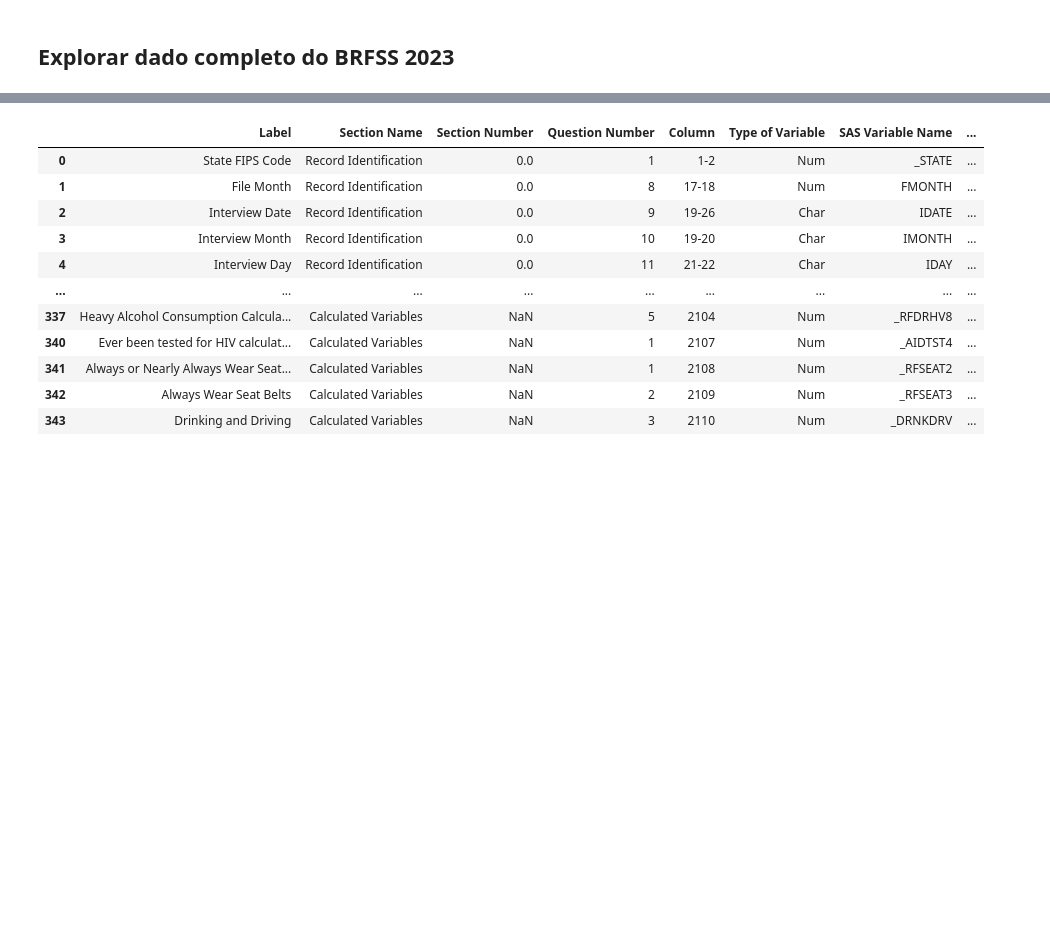
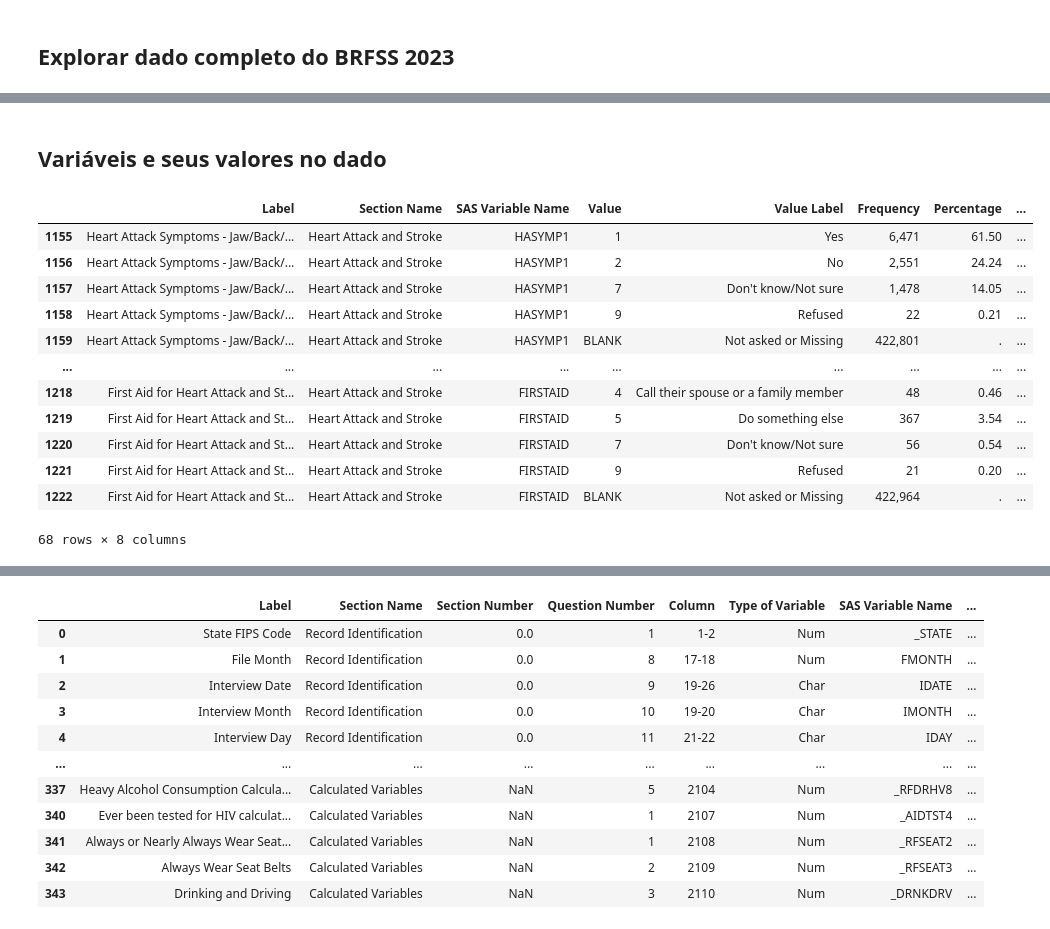
Before and after one commit to EdCarlos-dev/riskPredictionDeseases, a Jupyter notebook: dev/notebooks/dataTreatment_400_k_samples.ipynb, the cells around one changed output, grey strips where cells are left out. Cells and saved outputs as stored; diff of their text form; code cells hidden in the pictures; blank space fills up the shorter version.

```diff
--- a/dev/notebooks/dataTreatment_400_k_samples.ipynb
+++ b/dev/notebooks/dataTreatment_400_k_samples.ipynb
@@ -790,0 +887,23 @@ df_vars_2023_filtered_interest_vars
+# %% [markdown]
+## Variáveis e seus valores no dado
+# %%
+# trazer as variáveis e os tipos de dados da secction 'Heart Attack and Stroke' do codebook - dado expandido do codebook
+df_jsov_vars_expanded = pd.read_csv(f"{notebook_dir_project_predict}data{os.sep}intermediate{os.sep}2023{os.sep}brfss_2023_variaveis_expandidas.csv")
+
+df_jsov_vars_expanded_sub = df_jsov_vars_expanded[df_jsov_vars_expanded['Section Name'].isin(section_names_interest_list)]
+df_jsov_vars_expanded_sub = df_jsov_vars_expanded_sub[['Label', 'Section Name', 'SAS Variable Name', 'Value', 'Value Label', 'Frequency', 'Percentage', 'Weighted Percentage']]
+df_jsov_vars_expanded_sub
+# %% [output]
+|  | Label | Section Name | SAS Variable Name | Value | Value Label | Frequency | Percentage | ... |
+| 1155 | Heart Attack Symptoms - Jaw/Back/... | Heart Attack and Stroke | HASYMP1 | 1 | Yes | 6,471 | 61.50 | ... |
+| 1156 | Heart Attack Symptoms - Jaw/Back/... | Heart Attack and Stroke | HASYMP1 | 2 | No | 2,551 | 24.24 | ... |
+| 1157 | Heart Attack Symptoms - Jaw/Back/... | Heart Attack and Stroke | HASYMP1 | 7 | Don't know/Not sure | 1,478 | 14.05 | ... |
+| 1158 | Heart Attack Symptoms - Jaw/Back/... | Heart Attack and Stroke | HASYMP1 | 9 | Refused | 22 | 0.21 | ... |
+| 1159 | Heart Attack Symptoms - Jaw/Back/... | Heart Attack and Stroke | HASYMP1 | BLANK | Not asked or Missing | 422,801 | . | ... |
+| ... | ... | ... | ... | ... | ... | ... | ... | ... |
+| 1218 | First Aid for Heart Attack and St... | Heart Attack and Stroke | FIRSTAID | 4 | Call their spouse or a family member | 48 | 0.46 | ... |
+| 1219 | First Aid for Heart Attack and St... | Heart Attack and Stroke | FIRSTAID | 5 | Do something else | 367 | 3.54 | ... |
+| 1220 | First Aid for Heart Attack and St... | Heart Attack and Stroke | FIRSTAID | 7 | Don't know/Not sure | 56 | 0.54 | ... |
+| 1221 | First Aid for Heart Attack and St... | Heart Attack and Stroke | FIRSTAID | 9 | Refused | 21 | 0.20 | ... |
+| 1222 | First Aid for Heart Attack and St... | Heart Attack and Stroke | FIRSTAID | BLANK | Not asked or Missing | 422,964 | . | ... |
+68 rows × 8 columns
```
Also changed, not shown: parts of 23 cells of this notebook.
